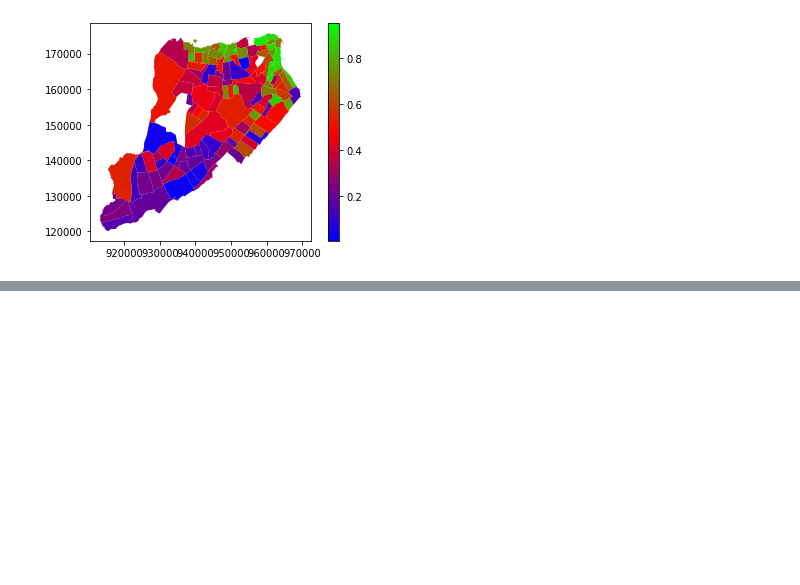
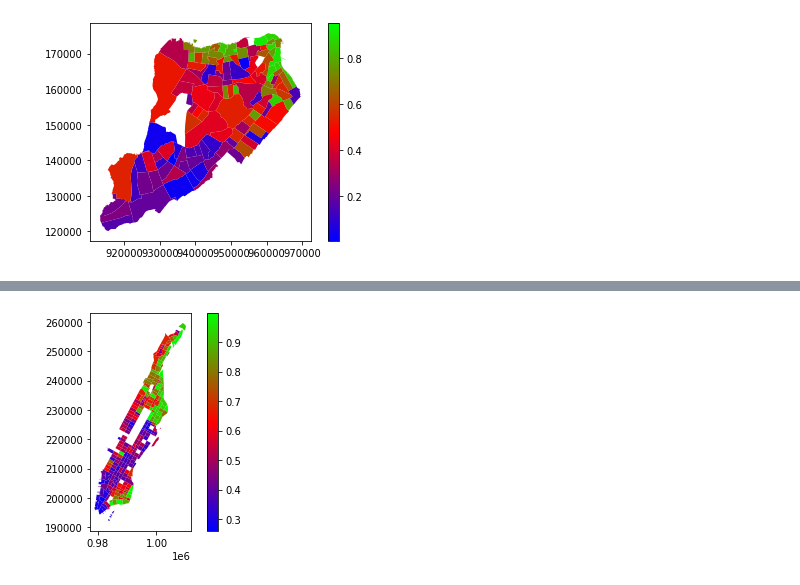
Before and after one commit to KennethA32/Living_Shorelines, a Jupyter notebook: living_shoreline.ipynb, the cells around one changed output, grey strips where cells are left out. Saved outputs shown, nothing was run; the diff lists cells and outputs as text; code cells hidden in the pictures; blank space fills up the shorter version.

```diff
--- a/living_shoreline.ipynb
+++ b/living_shoreline.ipynb
@@ -182,0 +257,4 @@ nyc_vuln_gpd.plot("RPL_THEMES", cmap="brg", legend = True)
+# %%
+boro_plotter2(gpd = nyc_ej_gpd, boro = 'Manhattan', var = 'RPL_EJI' )
+# %% [output]
+[figure, added]
```
Also changed, not shown: parts of 11 cells of this notebook, 1 other file.
